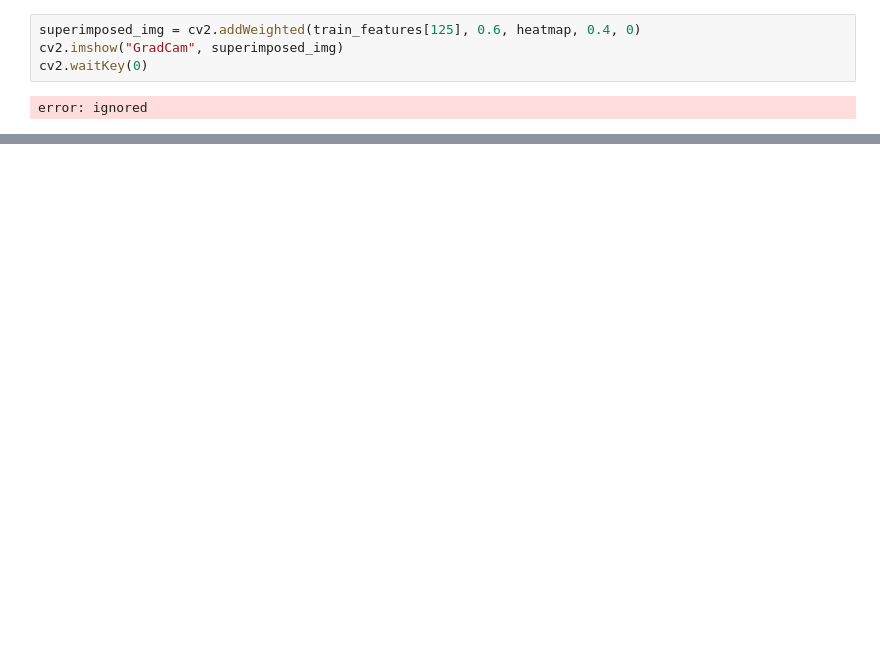
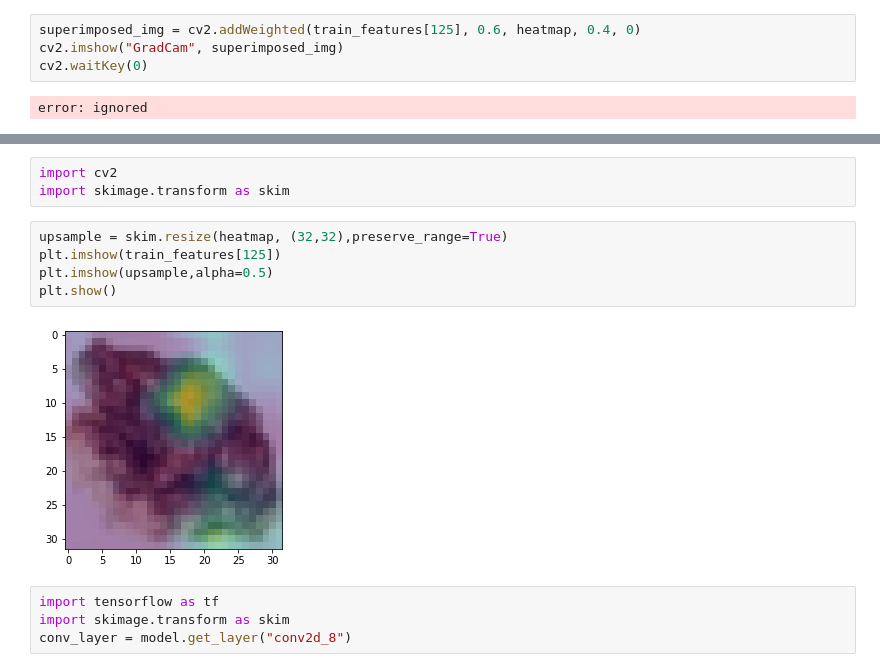
Before and after one commit to sarvan0506/AI, a Jupyter notebook: Assignment9.ipynb, the cells around one changed output, grey strips where cells are left out. Drawn from its saved outputs; the diff is of its cells as text; blank space fills up the shorter version.

```diff
--- a/Assignment9.ipynb
+++ b/Assignment9.ipynb
@@ -312,0 +432,14 @@ conv_layer_output_value.shape
+# %%
+import cv2
+import skimage.transform as skim
+# %%
+upsample = skim.resize(heatmap, (32,32),preserve_range=True)
+plt.imshow(train_features[125])
+plt.imshow(upsample,alpha=0.5)
+plt.show()
+# %% [output]
+[figure, added]
+# %%
+import tensorflow as tf
+import skimage.transform as skim
+conv_layer = model.get_layer("conv2d_8")
```
Also changed, not shown: parts of 28 cells of this notebook.
